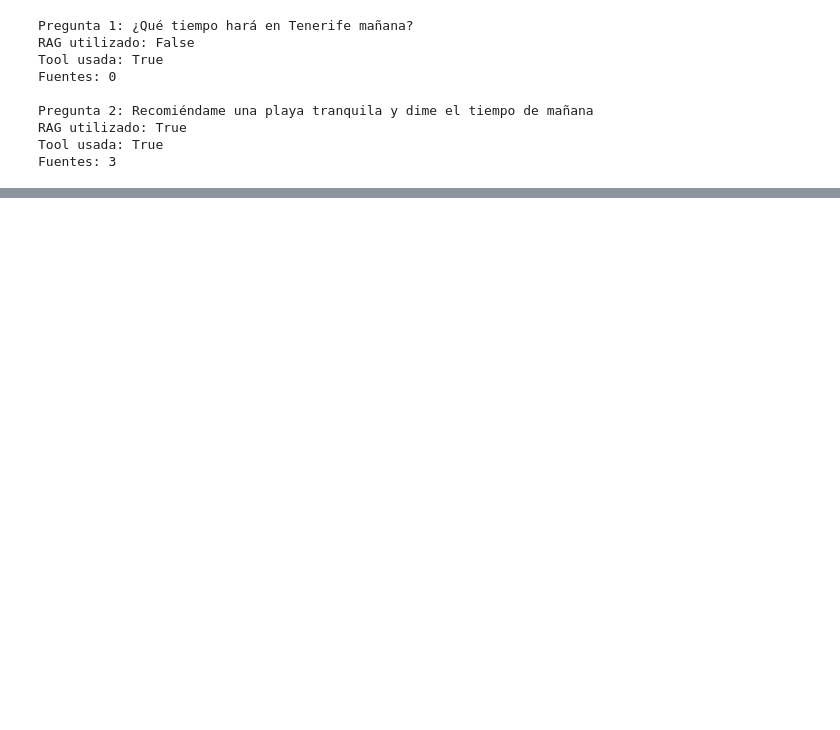
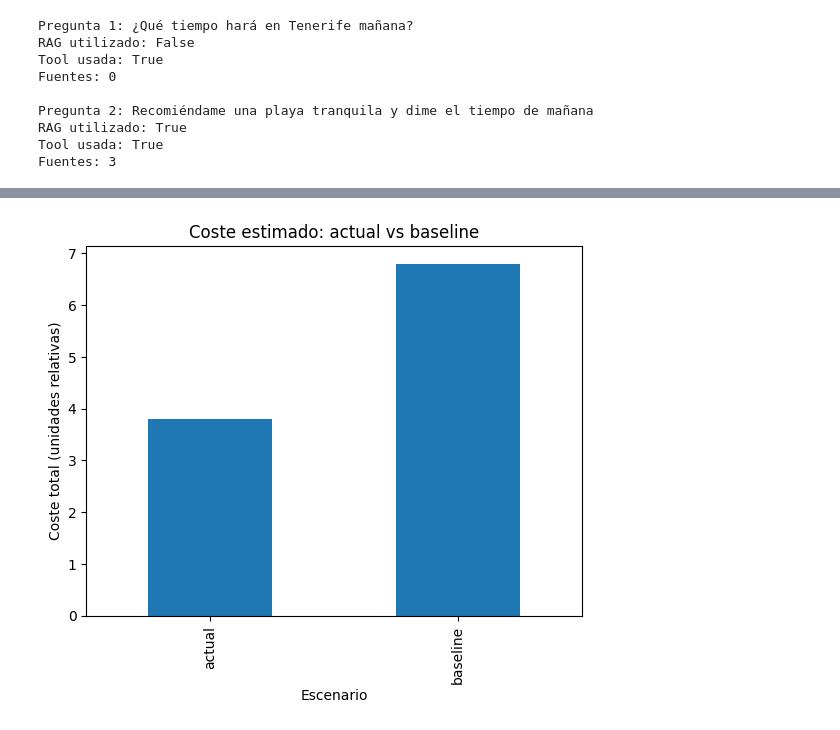
Before and after one commit to SorianoTech/pontia-modulo6-llm-entrega-sergio-soriano, a Jupyter notebook: notebook/rag-tenerife.ipynb, the cells around one changed output, grey strips where cells are left out. Drawn from its saved outputs; the diff is of its cells as text; code cells hidden in the pictures; blank space fills up the shorter version.

```diff
--- a/notebook/rag-tenerife.ipynb
+++ b/notebook/rag-tenerife.ipynb
@@ -604,15 +603,17 @@ principio de la calle de San Telmo y bajaría por la calle Quintana hasta la Pla
 No tengo información suficiente en la base documental.
 {'question': '¿Que playas puedo visitar en Madrid?', 'answer': 'No tengo información suficiente en la base documental.', 'context': [Document(id='49266768-edf9-4224-8011-4ce20a67494f', metadata={'prod ...
 # %%
-from typing_extensions import List, TypedDict
+
 from langchain_core.documents import Document
 from langgraph.graph import START, StateGraph
+from typing_extensions import TypedDict
+
 
 class RAGState(TypedDict):
     question: str
-    context: List[Document]
+    context: list[Document]
     answer: str
-    sources: List[dict]
+    sources: list[dict]
 
 
 def retrieve(state: RAGState):
@@ -1236,0 +1356,70 @@ Fuentes: 3
+# %%
+# Evaluación de coste estimado en un conjunto mixto de preguntas
+cost_eval_questions = [
+    "¿Qué tiempo hará en Tenerife hoy?",
+    "¿Y mañana?",
+    "¿Qué playas tranquilas recomiendas en Tenerife?",
+    "Recomiéndame una playa tranquila y dime el tiempo de mañana",
+    "¿Qué ver en Puerto de la Cruz?",
+    "¿Qué temperatura habrá el 2026-06-12 en Tenerife?",
+]
+
+RAG_COST_UNIT = 1.0
+TOOL_COST_UNIT = 0.2
+
+chat_history = []
+cost_rows = []
+
+for i, q in enumerate(cost_eval_questions, start=1):
+    out = chat_turn(q, k=3, verbose=False)
+    rag_used = bool(out.get("rag_used", False))
+    tool_used = bool(out.get("tool_outputs"))
+
+    current_cost = (RAG_COST_UNIT if rag_used else 0.0) + (TOOL_COST_UNIT if tool_used else 0.0)
+    baseline_cost = RAG_COST_UNIT + (TOOL_COST_UNIT if tool_used else 0.0)
+    savings = baseline_cost - current_cost
+
+    cost_rows.append(
+        {
+            "turno": i,
+            "pregunta": q,
+            "rag_usado": rag_used,
+            "tool_usada": tool_used,
+            "coste_actual": round(current_cost, 2),
+            "coste_baseline": round(baseline_cost, 2),
+            "ahorro": round(savings, 2),
+        }
+    )
+
+cost_df = pd.DataFrame(cost_rows)
+display(cost_df)
+
+tot_current = float(cost_df["coste_actual"].sum())
+tot_baseline = float(cost_df["coste_baseline"].sum())
+tot_savings = round(tot_baseline - tot_current, 2)
+saving_pct = round((tot_savings / tot_baseline) * 100, 2) if tot_baseline else 0.0
+
+print("\nResumen coste estimado")
+print("-" * 50)
+print(f"Coste actual total:   {tot_current:.2f}")
+print(f"Coste baseline total: {tot_baseline:.2f}")
+print(f"Ahorro estimado:      {tot_savings:.2f} ({saving_pct}%)")
+
+summary_cost_df = pd.DataFrame(
+    [
+        {"escenario": "actual", "coste_total": tot_current},
+        {"escenario": "baseline", "coste_total": tot_baseline},
+    ]
+)
+
+ax = summary_cost_df.plot(
+    kind="bar",
+    x="escenario",
+    y="coste_total",
+    legend=False,
+    title="Coste estimado: actual vs baseline",
+)
+ax.set_xlabel("Escenario")
+ax.set_ylabel("Coste total (unidades relativas)")
+plt.show()
+# %% [output]
@@ -1236,0 +1438 @@ Fuentes: 3
+[figure, added]
```
Also changed, not shown: parts of 18 cells of this notebook, 1 other file.
